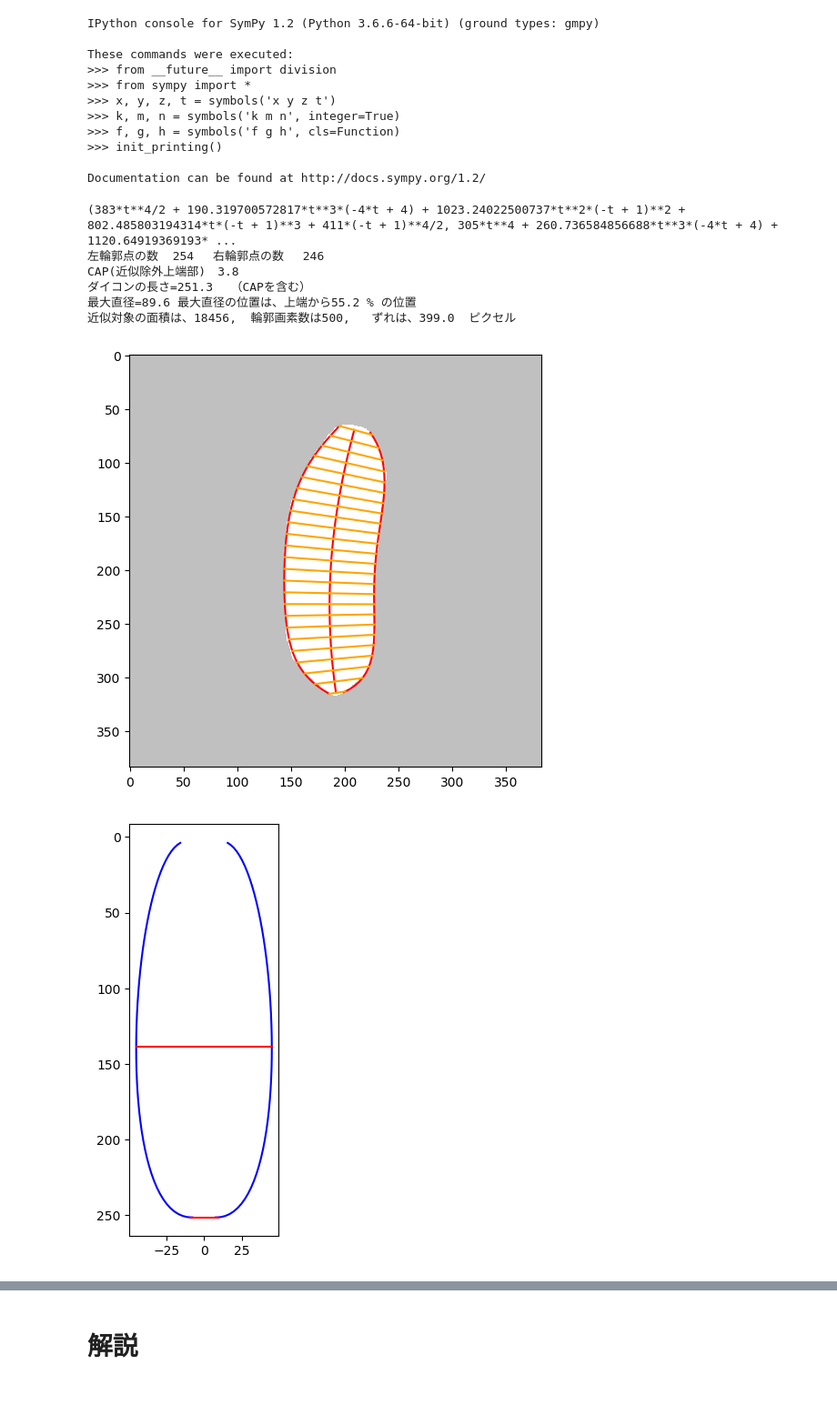
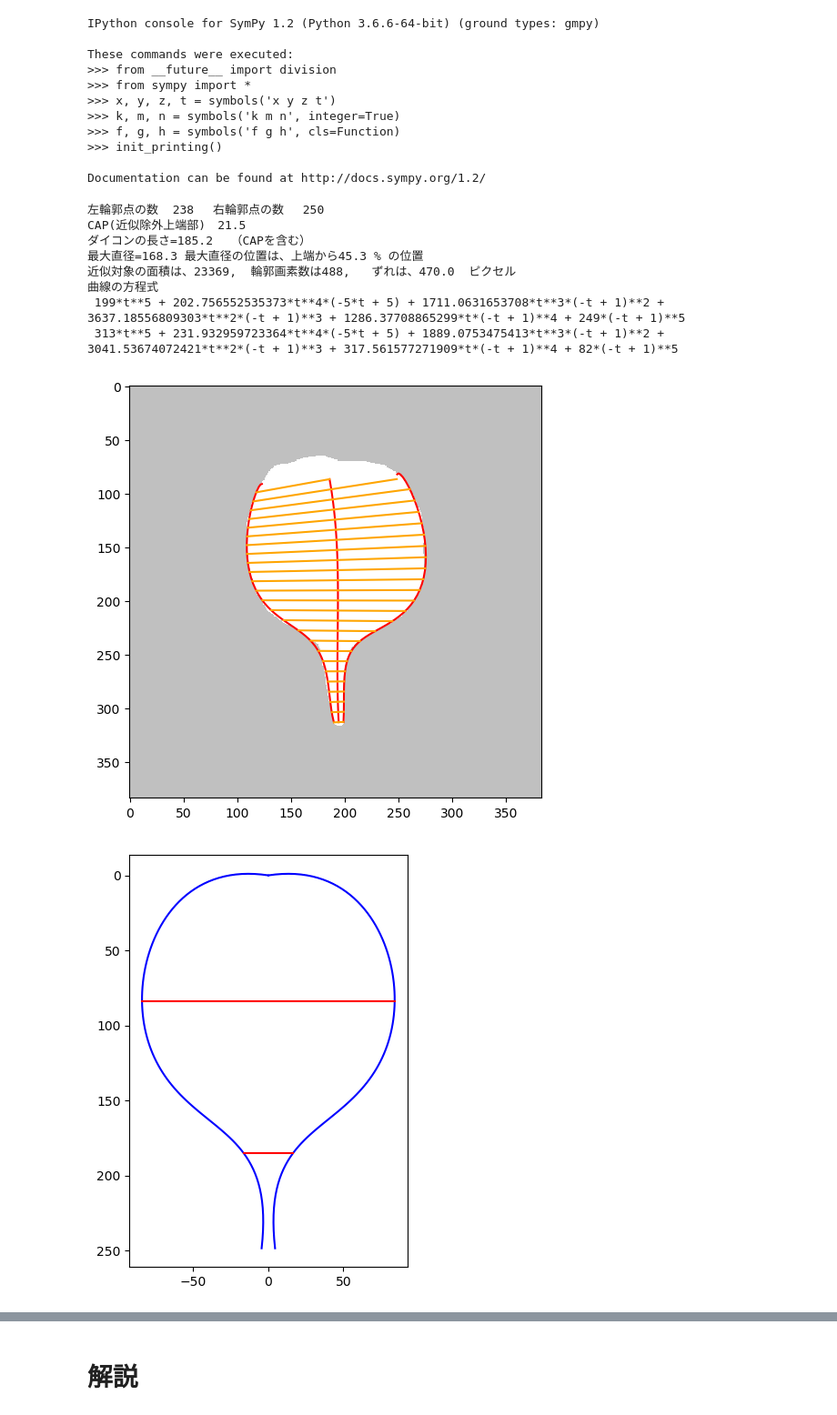
Before and after one commit to iciromaco/RL2nd, a Jupyter notebook: WORK.ipynb, the cells around one changed output, grey strips where cells are left out. Shown at 91% size. Cells and saved outputs as stored; diff of their text form; code cells hidden in the pictures.

```diff
--- a/WORK.ipynb
+++ b/WORK.ipynb
@@ -467,28 +457,30 @@ def approxAndMeasurement(img,M=3,N=5,C=3,L=3,precPara1=0.1,precPara2=0.01,n_samp
     ## ベジエ曲線あてはめ（パス１）
     cpl,cpr,cpc, bezL,bezR,bezC,cntL,cntR = cntPair2bez(cntl,cntr,N=M, precPara=precPara1,openmode=openmode,debugmode=debugmode,showImage=showImage)
     ## 中心軸をもとにしてより妥当な左右の輪郭をえる
-    cntl,cntr = reGetCntPair(img,cnt,cpl,cpr,bezC)
+    cntl,cntr,TopP,_ = reGetCntPair(img,cnt,cpl,cpr,bezC)
     ## ベジエ曲線あてはめ （パス２）
     cpl,cpr,cpc, bezL,bezR,bezC,cntL,cntR= cntPair2bez(cntl,cntr,N=N,n_samples=n_samples, precPara=precPara2, openmode=openmode,debugmode=debugmode,showImage=showImage)
     ## 中心軸へのベジエあてはめ
     cpxc,cpyc,bezC2  = getcenterBez(bezL,bezR,C=C,precPara2=precPara2,n_samples = n_samples, openmode=openmode,debugmode=debugmode)
     ## 幅のサンプリング
-    PlistL,PlistR,PosL,PosR = calcWidthFunc(bezL,bezR,bezC2,n_samples=n_samples)
+    PlistL,PlistR,PlistC, PosL,PosR,PosC = calcWidthFunc(bezL,bezR,bezC2,n_samples=n_samples)
     ## 結果の表示
-    drawBez2(img,bezL,bezR,bezC=bezC2,ladder='normal',PosL=PosL,PosR=PosR,n_samples=n_samples)
+    drawBez2(img,bezL,bezR,bezC=bezC2,ladder='normal',PosL=PosL,PosR=PosR,PosC=PosC, n_samples=n_samples)
     ## 延伸形状復元＆計測
-    shapeX,shapeY,radishLength, maxDia = shapeReconstruction(cnt,PosL,PosR,bezL,bezR,bezC,cntl,cntr,C=L,precPara=precPara2,showImage=showImage)
+    shapeX,shapeY,radishLength, maxDia = shapeReconstruction(cnt,PosL,PosR,PosC,bezL,bezR,bezC2,cntl,cntr,C=L,precPara=precPara2,showImage=showImage)
     ## 面積のずれの計算
     diffCnt2Bez(img,cnt,cntl,cntr,bezL,bezR, showImage=showImage)
 # %%
-img =imgs[0]
-approxAndMeasurement(img,M=4,N=5,C=3,L=3,precPara1=0.05,precPara2=0.01,n_samples=25,openmode=False,debugmode=False,showImage=True)
+img =imgs[1]
+approxAndMeasurement(img,M=4,N=5,C=3,L=5,precPara1=0.05,precPara2=0.01,n_samples=25,openmode=False,debugmode=False,showImage=True)
 # %% [output]
-(383*t**4/2 + 190.319700572817*t**3*(-4*t + 4) + 1023.24022500737*t**2*(-t + 1)**2 + 802.485803194314*t*(-t + 1)**3 + 411*(-t + 1)**4/2, 305*t**4 + 260.736584856688*t**3*(-4*t + 4) + 1120.64919369193* ...
-左輪郭点の数  254 　右輪郭点の数　 246
-CAP(近似除外上端部)　3.8
-ダイコンの長さ=251.3　　（CAPを含む）
-最大直径=89.6 最大直径の位置は、上端から55.2 % の位置
-近似対象の面積は、18456,  輪郭画素数は500,   ずれは、399.0  ピクセル
+左輪郭点の数  238 　右輪郭点の数　 250
+CAP(近似除外上端部)　21.5
+ダイコンの長さ=185.2　　（CAPを含む）
+最大直径=168.3 最大直径の位置は、上端から45.3 % の位置
+近似対象の面積は、23369,  輪郭画素数は488,   ずれは、470.0  ピクセル
+曲線の方程式
+ 199*t**5 + 202.756552535373*t**4*(-5*t + 5) + 1711.0631653708*t**3*(-t + 1)**2 + 3637.18556809303*t**2*(-t + 1)**3 + 1286.37708865299*t*(-t + 1)**4 + 249*(-t + 1)**5
+ 313*t**5 + 231.932959723364*t**4*(-5*t + 5) + 1889.0753475413*t**3*(-t + 1)**2 + 3041.53674072421*t**2*(-t + 1)**3 + 317.561577271909*t*(-t + 1)**4 + 82*(-t + 1)**5
-[figure, old version]
+[figure, new version]
-[figure, old version]
+[figure, new version]
```
Also changed, not shown: parts of 24 cells of this notebook.
